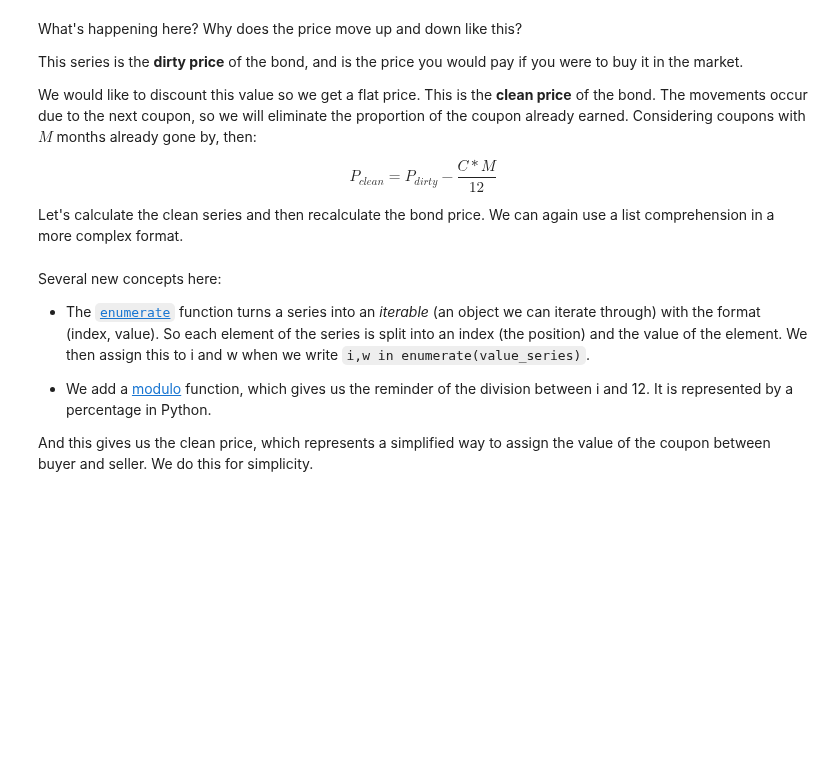
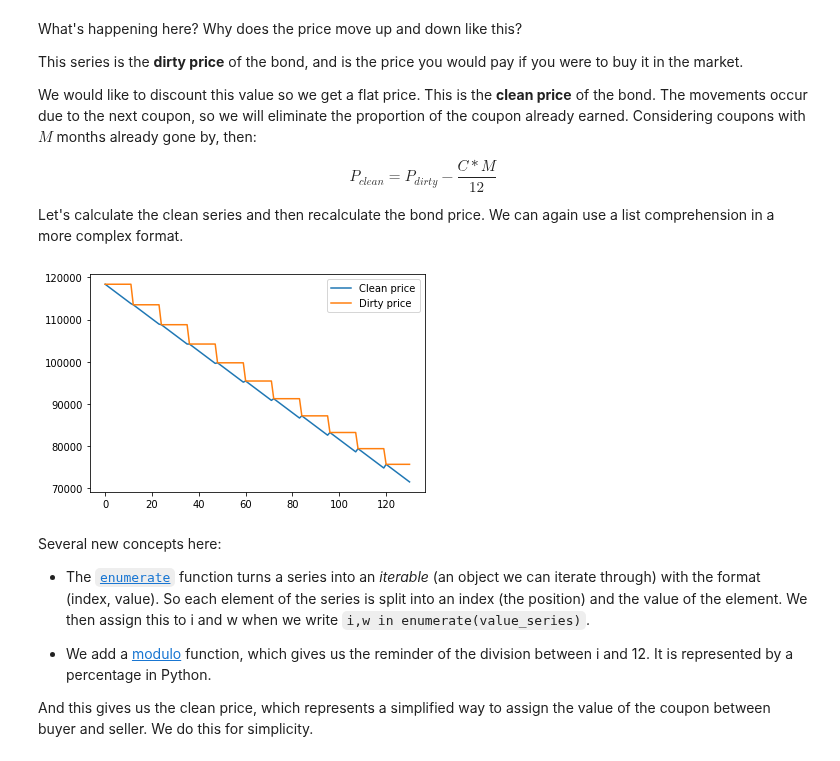
Before and after one commit to CBravoR/AdvancedAnalyticsLabs, a Jupyter notebook: notebooks/python/Lab_3_Bond_Pricing.ipynb, the cells around one changed output. Drawn from its saved outputs; the diff is of its cells as text; code cells hidden in the pictures; blank space fills up the shorter version.

Commit message:
Fixed clean price bug

```diff
--- a/notebooks/python/Lab_3_Bond_Pricing.ipynb
+++ b/notebooks/python/Lab_3_Bond_Pricing.ipynb
@@ -418,12 +426,14 @@ $$
 Let's calculate the clean series and then recalculate the bond price. We can again use a list comprehension in a more complex format.
 # %%
 C = 100000*0.05
-clean_price = result = [w - (C * (i % 12)) / 12 for i, w in enumerate(value_series)]
+clean_price = [w - (C * (i % 12)) / 12 for i, w in enumerate(value_series)]
 
 plt.plot(clean_price)
 plt.plot(value_series)
 plt.legend(['Clean price', 'Dirty price'])
 plt.show()
+# %% [output]
+[figure, added]
 # %% [markdown]
 Several new concepts here:
 
```
Also changed, not shown: parts of 8 cells of this notebook.
